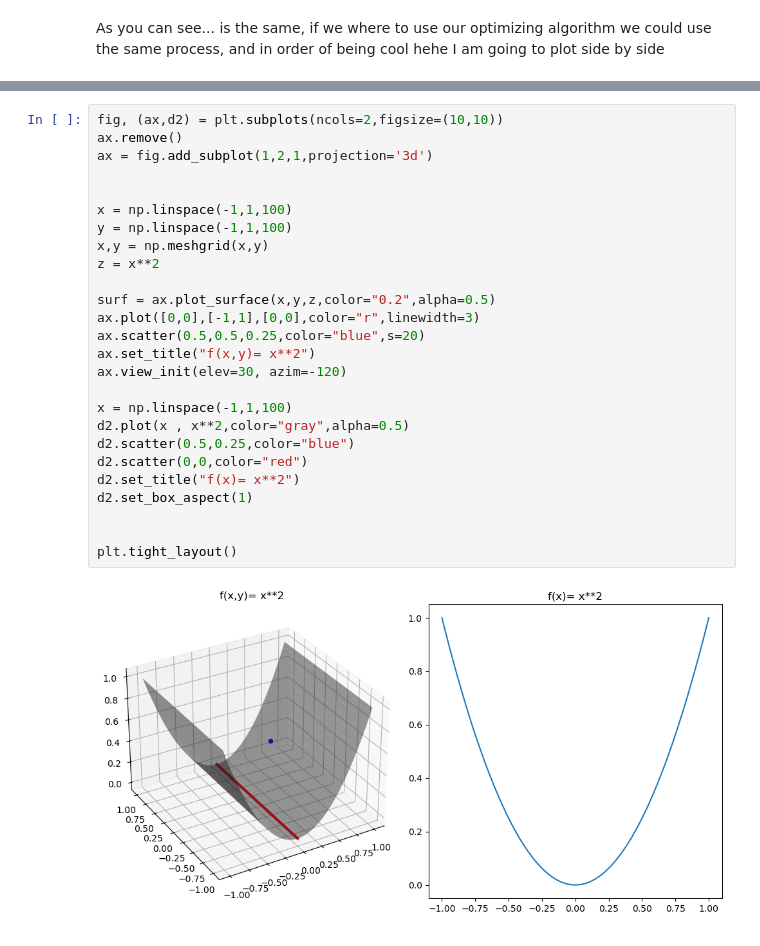
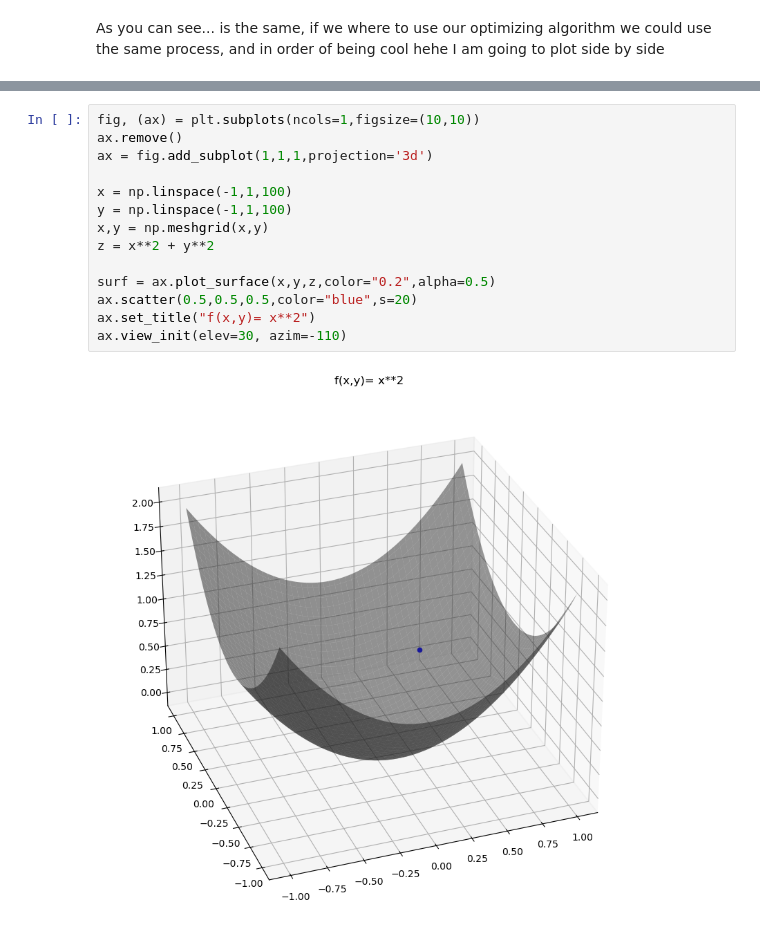
Before and after one commit to Robdres/Deep_learning, a Jupyter notebook: 3_numerical_computation.ipynb, the cells around one changed output, grey strips where cells are left out. Drawn from its saved outputs; the diff is of its cells as text.

```diff
--- a/3_numerical_computation.ipynb
+++ b/3_numerical_computation.ipynb
@@ -804,28 +842,16 @@ plt.tight_layout()
 # %%
-fig, (ax,d2) = plt.subplots(ncols=2,figsize=(10,10))
+fig, (ax) = plt.subplots(ncols=1,figsize=(10,10))
 ax.remove()
-ax = fig.add_subplot(1,2,1,projection='3d')
-
+ax = fig.add_subplot(1,1,1,projection='3d')
 
 x = np.linspace(-1,1,100)
 y = np.linspace(-1,1,100)
 x,y = np.meshgrid(x,y)
-z = x**2
+z = x**2 + y**2
 
 surf = ax.plot_surface(x,y,z,color="0.2",alpha=0.5)
-ax.plot([0,0],[-1,1],[0,0],color="r",linewidth=3)
-ax.scatter(0.5,0.5,0.25,color="blue",s=20)
+ax.scatter(0.5,0.5,0.5,color="blue",s=20)
 ax.set_title("f(x,y)= x**2")
-ax.view_init(elev=30, azim=-120)
-
-x = np.linspace(-1,1,100)
-d2.plot(x , x**2,color="gray",alpha=0.5)
-d2.scatter(0.5,0.25,color="blue")
-d2.scatter(0,0,color="red")
-d2.set_title("f(x)= x**2")
-d2.set_box_aspect(1)
-
-
-plt.tight_layout()
+ax.view_init(elev=30, azim=-110)
 # %% [output]
-[figure, old version]
+[figure, new version]
```
Also changed, not shown: parts of 56 cells of this notebook, 2 other files.
